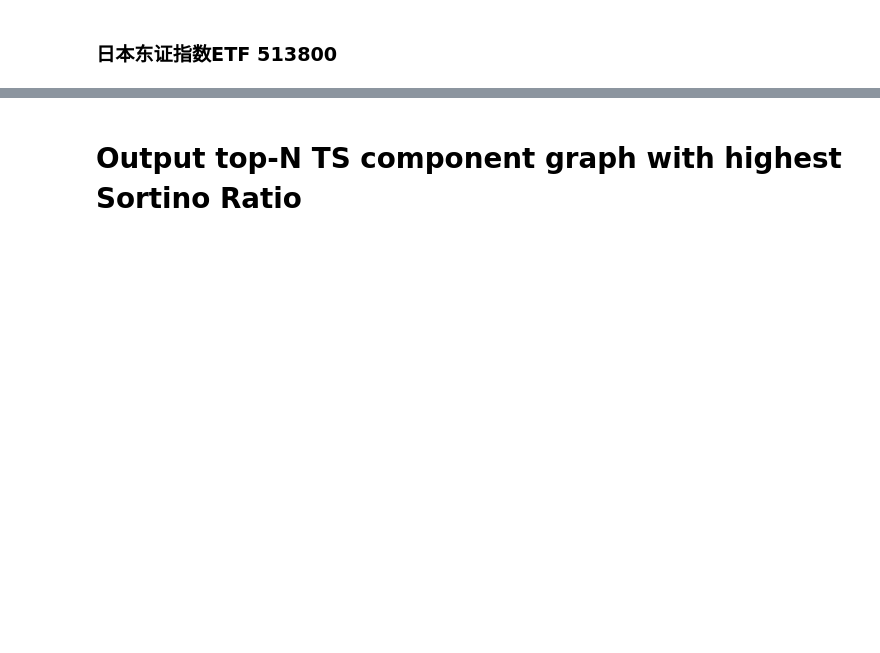
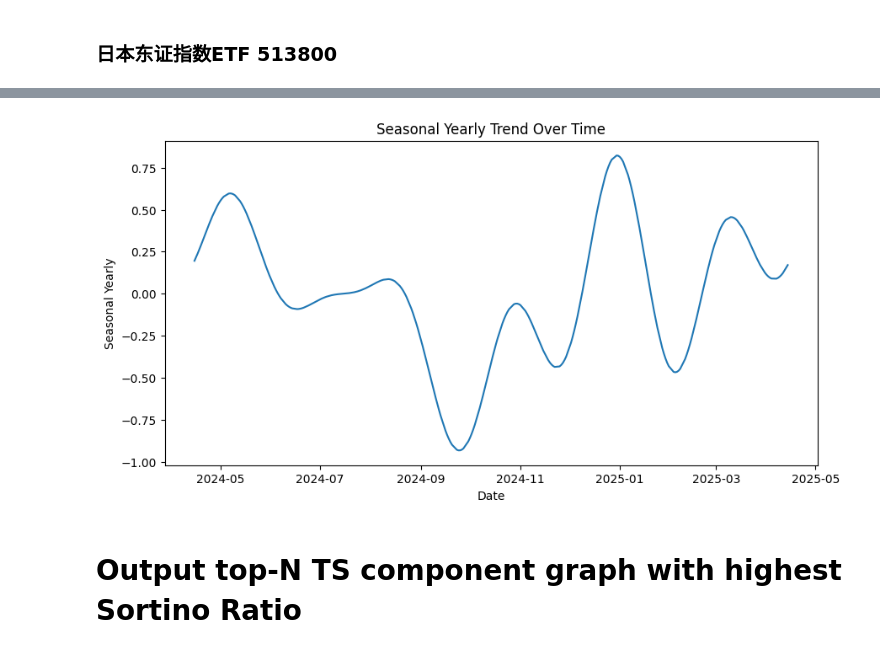
Before and after one commit to agux/marten, a Jupyter notebook: notebooks/neuralprophet/1.0-neuralprophet.ipynb, the cells around one changed output, grey strips where cells are left out. Saved outputs shown, nothing was run; the diff lists cells and outputs as text; code cells hidden in the pictures; blank space fills up the shorter version.

```diff
--- a/notebooks/neuralprophet/1.0-neuralprophet.ipynb
+++ b/notebooks/neuralprophet/1.0-neuralprophet.ipynb
@@ -401,3 +435,0 @@ plot_plotly(m, forecast)
-# %%
-m, df, forecast = predict(symbol, "change_rate", "JP")
-plot_components_plotly(m, forecast)
@@ -403,0 +462,3 @@ plot_components_plotly(m, forecast)
+# %%
+yearly_seasonality = forecast[["ds", "season_yearly"]]
+print(yearly_seasonality)
@@ -403,0 +492,8 @@ plot_components_plotly(m, forecast)
+# %%
+# filter yearly_seasonality by `ds` (which is a date column).
+# get the rows with date range 2024-04-15 to 2025-04-14, both inclusive.
+filtered_df = yearly_seasonality[
+    (yearly_seasonality["ds"] >= "2024-04-15")
+    & (yearly_seasonality["ds"] <= "2025-04-14")
+]
+filtered_df
@@ -403,0 +514,8 @@ plot_components_plotly(m, forecast)
+# %%
+filtered_df['symbol'] = symbol
+filtered_df.rename(columns={
+    'ds': 'date',
+    'season_yearly': 'coefficient',
+}, inplace=True)
+with alchemyEngine.begin() as conn:
+    filtered_df.to_sql("ft_yearly_params", conn, if_exists="append", index=False)
@@ -404,3 +534,15 @@ plot_components_plotly(m, forecast)
+# %%
+# plot the graph based on `filtered_df`. x axis is `date` column which is dates, y axis is `season_yearly` which is float numbers.
+import matplotlib.pyplot as plt
+
+plt.figure(figsize=(10, 5))
+plt.plot(filtered_df["date"], filtered_df["coefficient"])
+plt.xlabel('Date')
+plt.ylabel('Seasonal Yearly')
+plt.title('Seasonal Yearly Trend Over Time')
+plt.show()
+# %% [output]
+[figure, added]
 # %% [markdown]
 # Output top-N TS component graph with highest Sortino Ratio
 # %%
```
Also changed, not shown: parts of 12 cells of this notebook, 8 other files.
